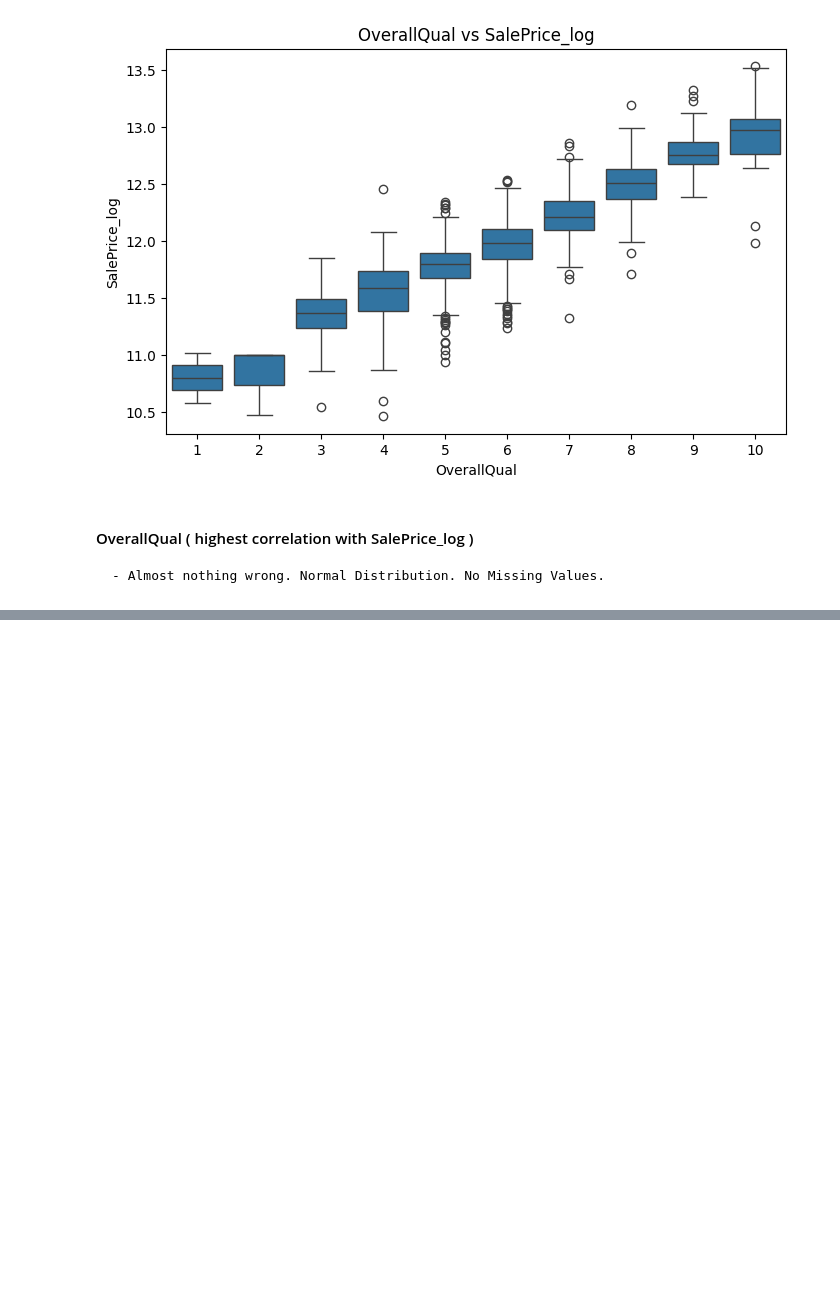
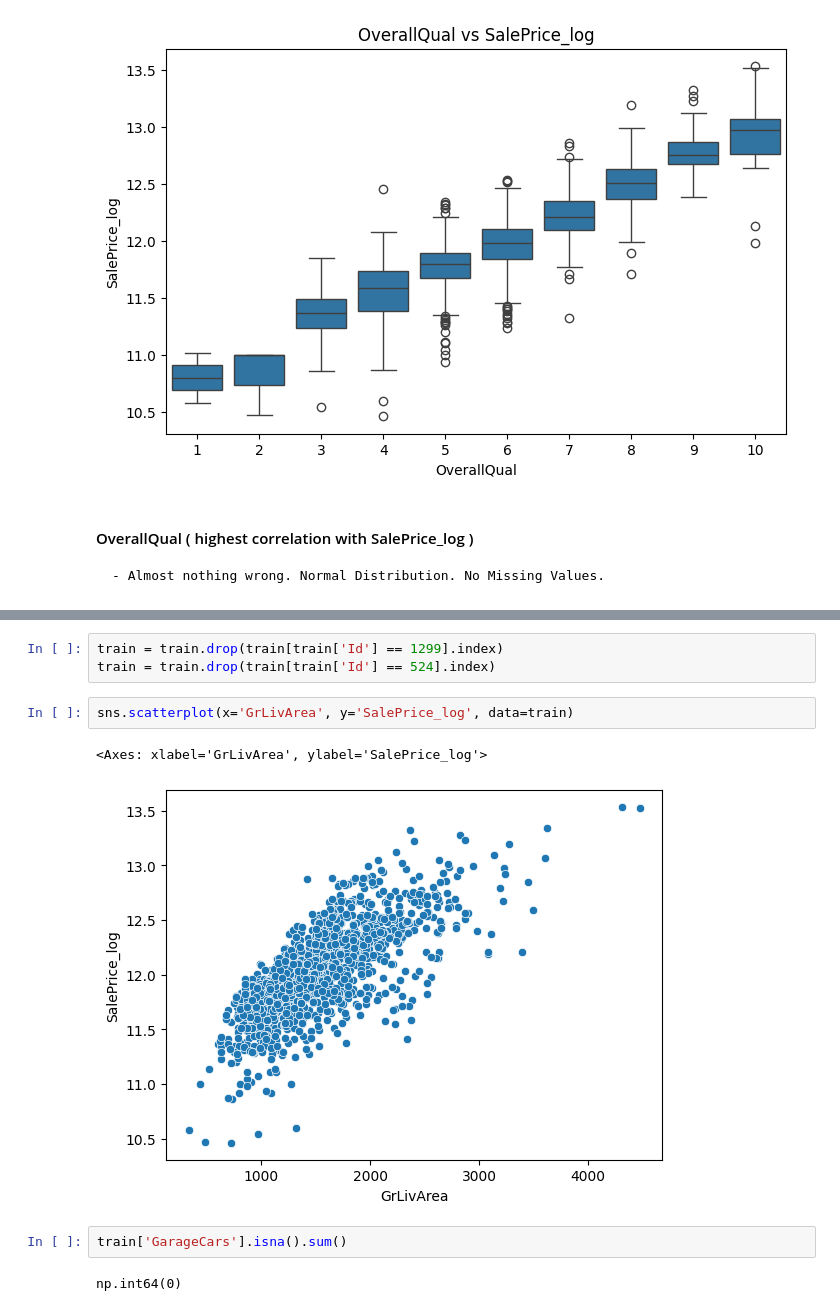
Before and after one commit to SardarAhmed05/ml_learning_journey, a Jupyter notebook: projects/house_price_prediction/notebooks/house_price_prediction.ipynb, the cells around one changed output, grey strips where cells are left out. Drawn from its saved outputs; the diff is of its cells as text; blank space fills up the shorter version.

```diff
--- a/projects/house_price_prediction/notebooks/house_price_prediction.ipynb
+++ b/projects/house_price_prediction/notebooks/house_price_prediction.ipynb
@@ -121,0 +155,12 @@ plt.show()
+# %%
+train = train.drop(train[train['Id'] == 1299].index)
+train = train.drop(train[train['Id'] == 524].index)
+# %%
+sns.scatterplot(x='GrLivArea', y='SalePrice_log', data=train)
+# %% [output]
+<Axes: xlabel='GrLivArea', ylabel='SalePrice_log'>
+[figure, added]
+# %%
+train['GarageCars'].isna().sum()
+# %% [output]
+np.int64(0)
```
Also changed, not shown: parts of 10 cells of this notebook, 2 other files.
